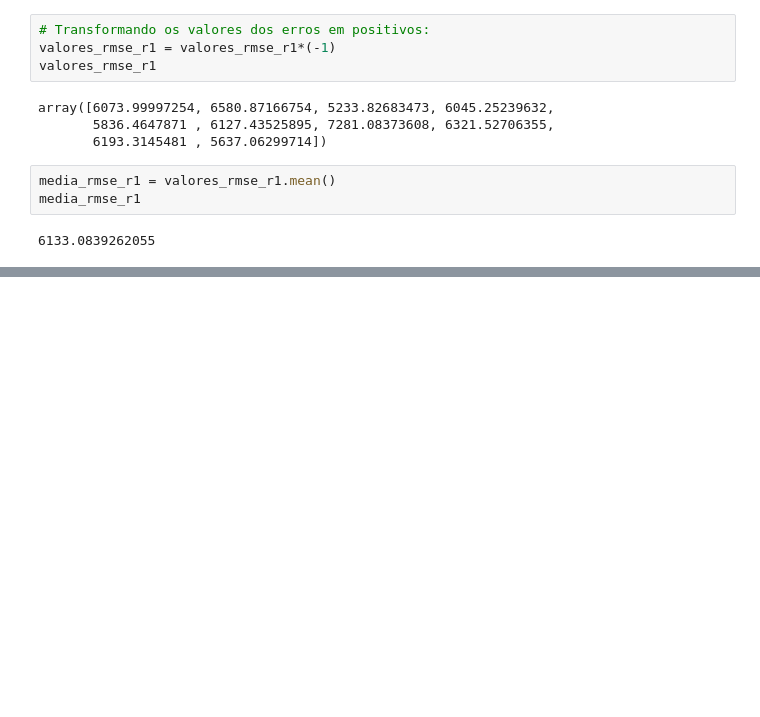
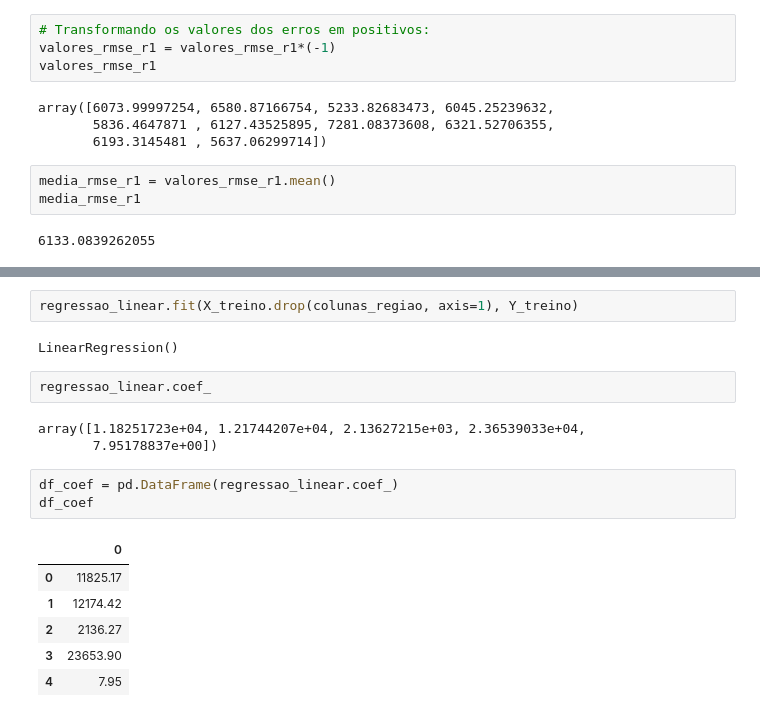
Before and after one commit to rhyanfrazao/regressao-dados-seguradora, a Jupyter notebook: projeto-regressao-linear.ipynb, the cells around one changed output, grey strips where cells are left out. Cells and saved outputs as stored; diff of their text form; blank space fills up the shorter version.

```diff
--- a/projeto-regressao-linear.ipynb
+++ b/projeto-regressao-linear.ipynb
@@ -413,0 +492,19 @@ media_rmse_r1
+# %%
+regressao_linear.fit(X_treino.drop(colunas_regiao, axis=1), Y_treino)
+# %% [output]
+LinearRegression()
+# %%
+regressao_linear.coef_
+# %% [output]
+array([1.18251723e+04, 1.21744207e+04, 2.13627215e+03, 2.36539033e+04,
+       7.95178837e+00])
+# %%
+df_coef = pd.DataFrame(regressao_linear.coef_)
+df_coef
+# %% [output]
+|  | 0 |
+| 0 | 11825.17 |
+| 1 | 12174.42 |
+| 2 | 2136.27 |
+| 3 | 23653.90 |
+| 4 | 7.95 |
```
Also changed, not shown: parts of 21 cells of this notebook.
